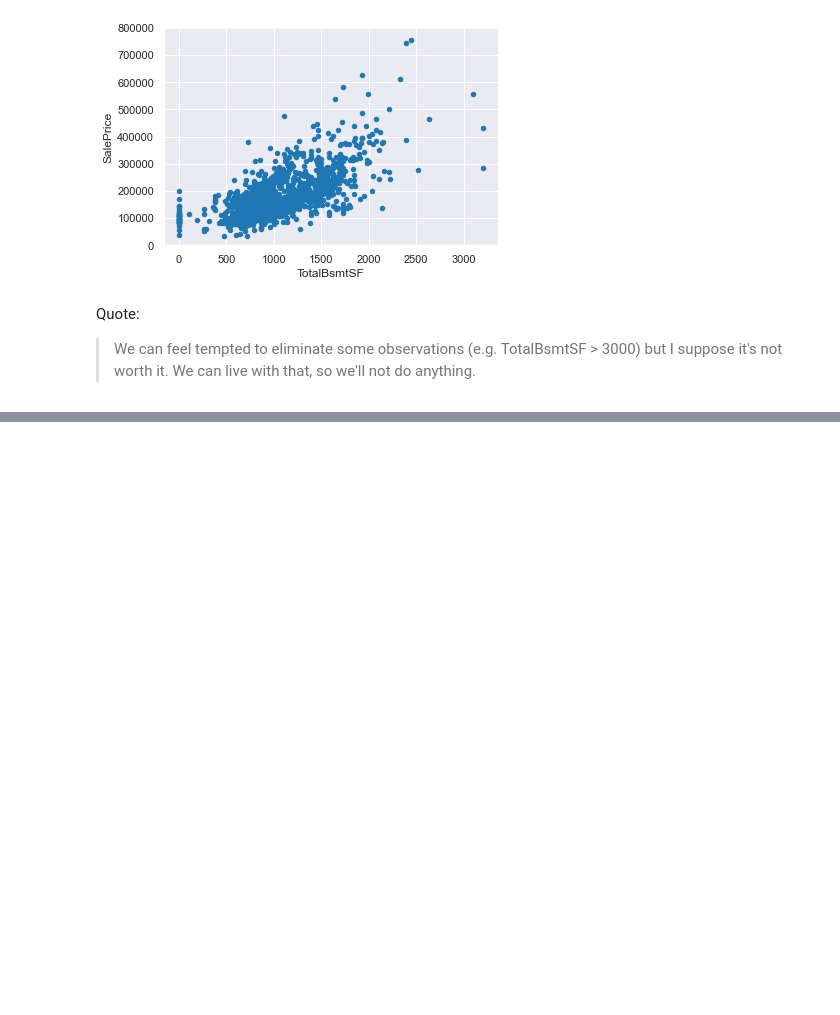
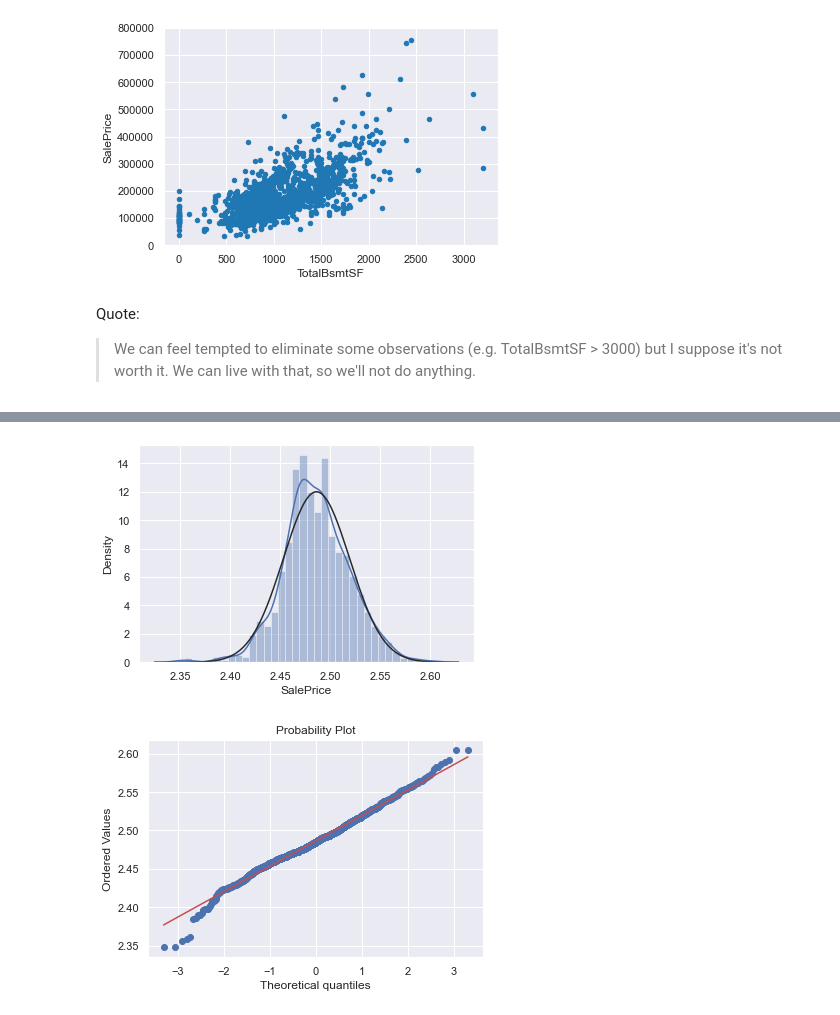
Before and after one commit to fjason2713/my_machine_learning, a Jupyter notebook: Data exploration with Python/data_exploration.ipynb, the cells around one changed output, grey strips where cells are left out. Saved outputs shown, nothing was run; the diff lists cells and outputs as text; code cells hidden in the pictures; blank space fills up the shorter version.

```diff
--- a/Data exploration with Python/data_exploration.ipynb
+++ b/Data exploration with Python/data_exploration.ipynb
@@ -375,0 +425,11 @@ Quote:
+# %%
+# applying log transformation
+transformed_sp = np.log(df_train['SalePrice'])
+
+# transformed historgram and normal probability plot
+sns.distplot(transformed_sp, fit=norm)
+fig = plt.figure()
+res = stats.probplot(transformed_sp, plot=plt)
+# %% [output]
+[figure, added]
+[figure, added]
```
Also changed, not shown: parts of 23 cells of this notebook.
